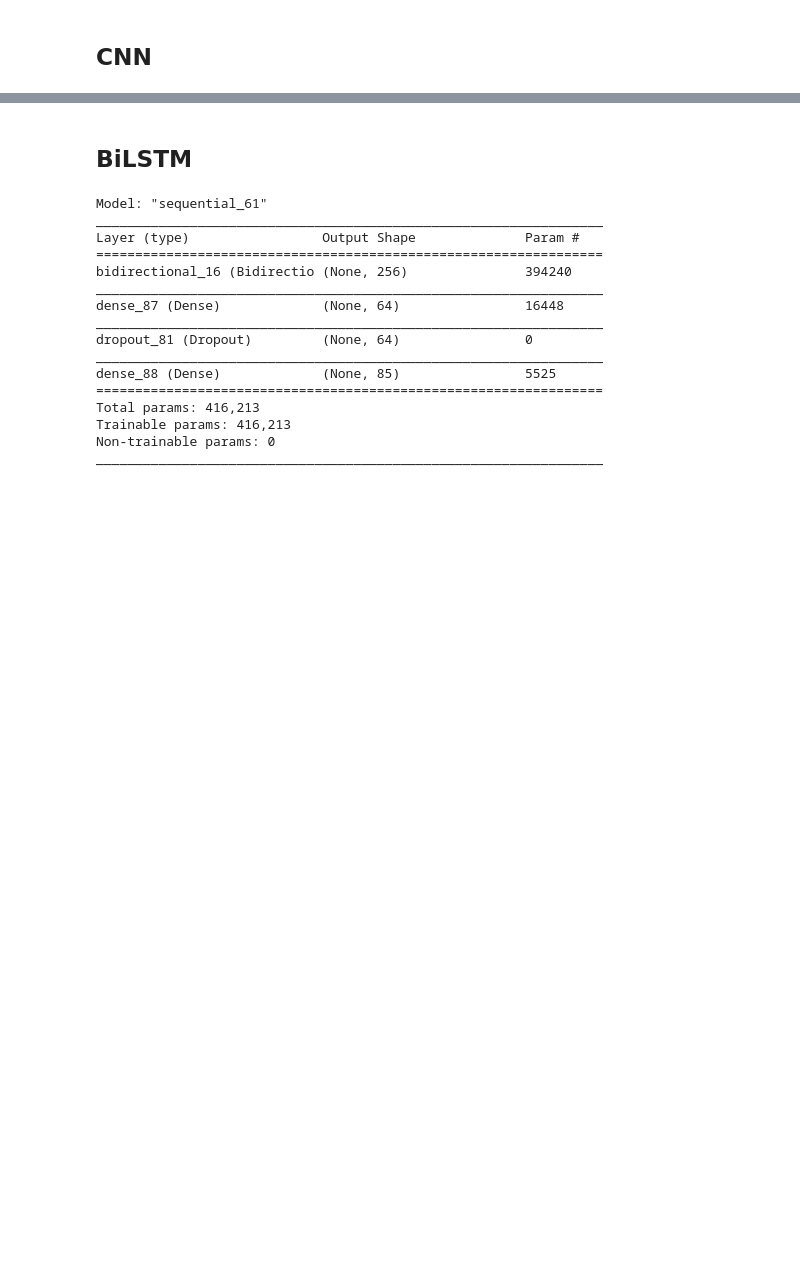
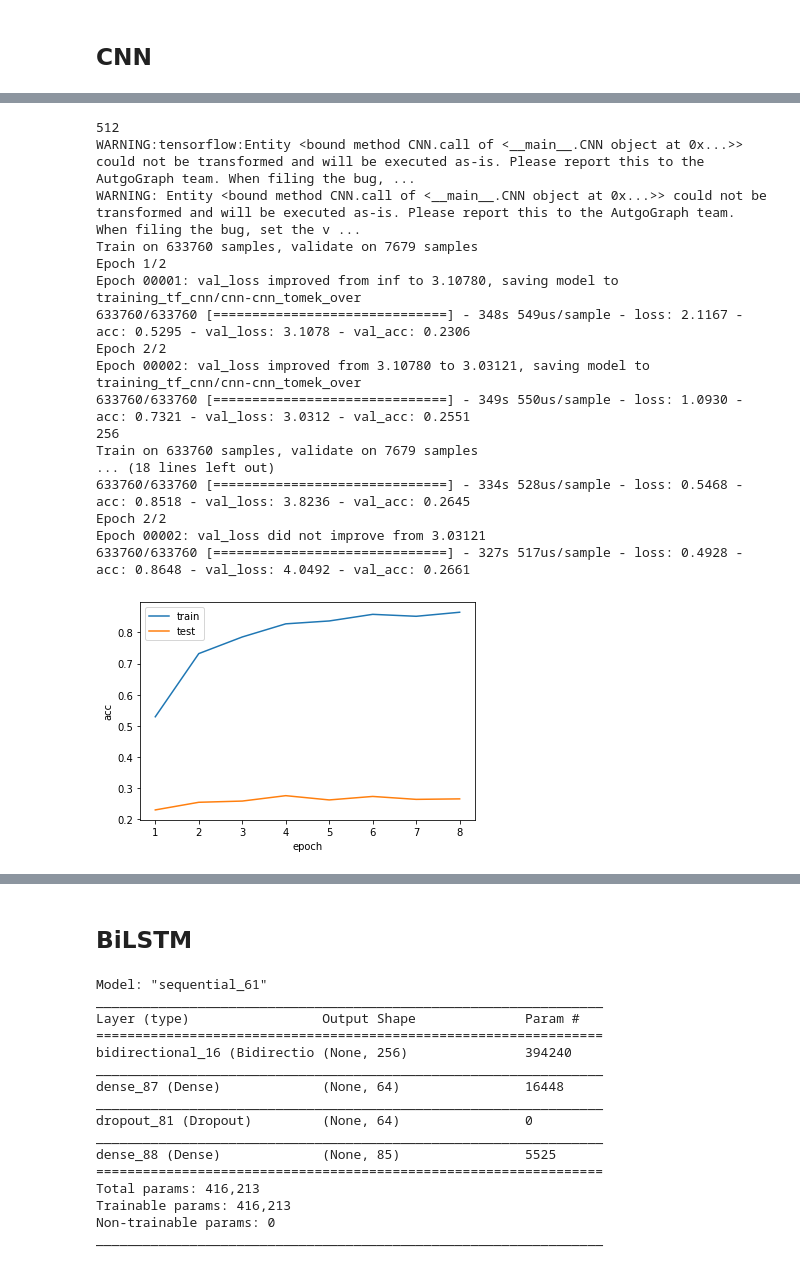
Before and after one commit to litdarya/nlp_tasks, a Jupyter notebook: hw_1/hw1_nlp.ipynb, the cells around one changed output, grey strips where cells are left out. Cells and saved outputs as stored; diff of their text form; code cells hidden in the pictures; blank space fills up the shorter version.

```diff
--- a/hw_1/hw1_nlp.ipynb
+++ b/hw_1/hw1_nlp.ipynb
@@ -1087,3 +1150,66 @@ Epoch 2/2
+# %%
+def plot_history(train, test):
+    epoch_count = range(1, len(train) + 1)
+
+    plt.plot(epoch_count, train)
+    plt.plot(epoch_count, test)
+    plt.legend(['train', 'test'])
+    plt.xlabel('epoch')
+    plt.ylabel('acc')
+    plt.show()
+# %%
+def train_model(current_model, model_name, X, y):
+    if len(X.shape) != 4:
+        X = X[:, :, :, np.newaxis]
+
+    y_int = [y_.argmax() for y_ in y]
+    class_weight = compute_sample_weight('balanced', np.unique(y_int), y_int)
+
+    checkpoint_path = f'training_tf_cnn/cnn-{model_name}'
+    checkpoint_dir = os.path.dirname(checkpoint_path)
+
+    save_checkpoint = tf.keras.callbacks.ModelCheckpoint(
+        checkpoint_path, monitor='val_loss', verbose=1,
+        save_best_only=True, save_weights_only=False
+    )
+
+    train_acc = []
+    test_acc = []
+
+    for batch_size in [512, 256, 128, 64]:
+        print(batch_size)
+        history = current_model.fit(X, y,
+                                    validation_data=(X_test, y_test),
+                                    callbacks=[save_checkpoint],
+                                    epochs=2,
+                                    class_weight=class_weight,
+                                    batch_size=batch_size)
+
+        train_acc.extend(history.history['acc'])
+        test_acc.extend(history.history['val_acc'])
+
+    plot_history(train_acc, test_acc)
+# %%
+train_model(model, 'cnn_tomek_over', X_ros, y_ros)
+# %% [output]
+512
+WARNING:tensorflow:Entity <bound method CNN.call of <__main__.CNN object at 0x...>> could not be transformed and will be executed as-is. Please report this to the AutgoGraph team. When filing the bug, ...
+WARNING: Entity <bound method CNN.call of <__main__.CNN object at 0x...>> could not be transformed and will be executed as-is. Please report this to the AutgoGraph team. When filing the bug, set the v ...
+Train on 633760 samples, validate on 7679 samples
+Epoch 1/2
+Epoch 00001: val_loss improved from inf to 3.10780, saving model to training_tf_cnn/cnn-cnn_tomek_over
+633760/633760 [==============================] - 348s 549us/sample - loss: 2.1167 - acc: 0.5295 - val_loss: 3.1078 - val_acc: 0.2306
+Epoch 2/2
+Epoch 00002: val_loss improved from 3.10780 to 3.03121, saving model to training_tf_cnn/cnn-cnn_tomek_over
+633760/633760 [==============================] - 349s 550us/sample - loss: 1.0930 - acc: 0.7321 - val_loss: 3.0312 - val_acc: 0.2551
+256
+Train on 633760 samples, validate on 7679 samples
+... (18 lines left out)
+633760/633760 [==============================] - 334s 528us/sample - loss: 0.5468 - acc: 0.8518 - val_loss: 3.8236 - val_acc: 0.2645
+Epoch 2/2
+Epoch 00002: val_loss did not improve from 3.03121
+633760/633760 [==============================] - 327s 517us/sample - loss: 0.4928 - acc: 0.8648 - val_loss: 4.0492 - val_acc: 0.2661
+[figure, added]
 # %%
 y_pred = model.predict(X_test)
 # %%
```
Also changed, not shown: parts of 93 cells of this notebook.
